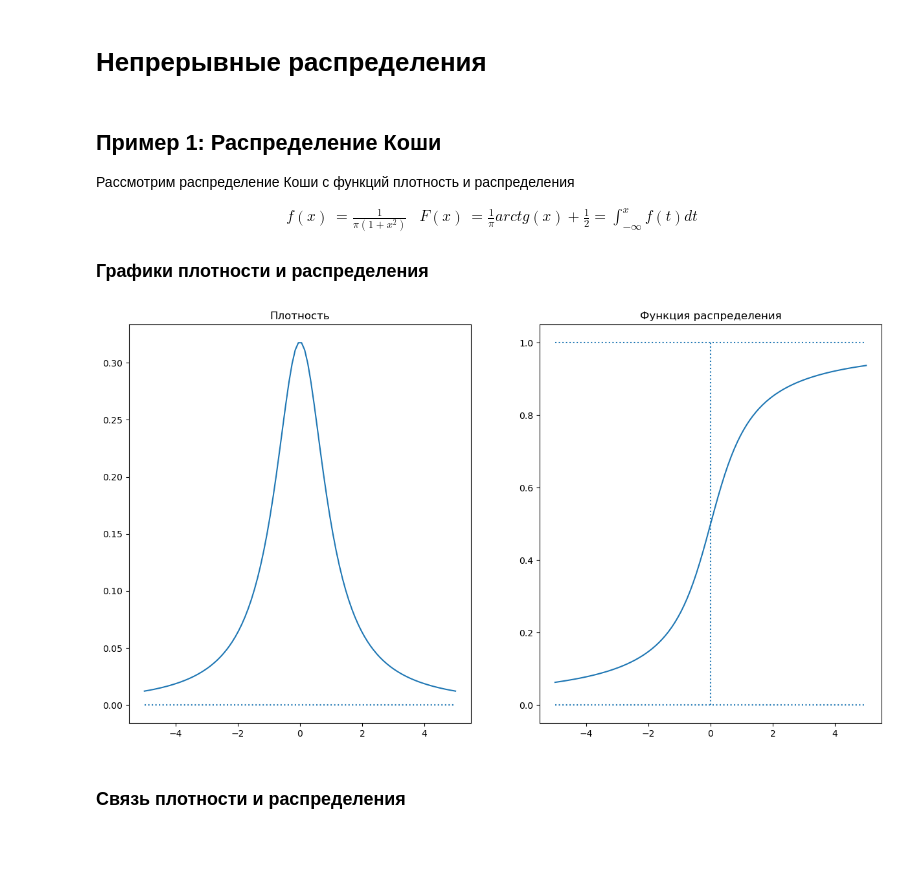
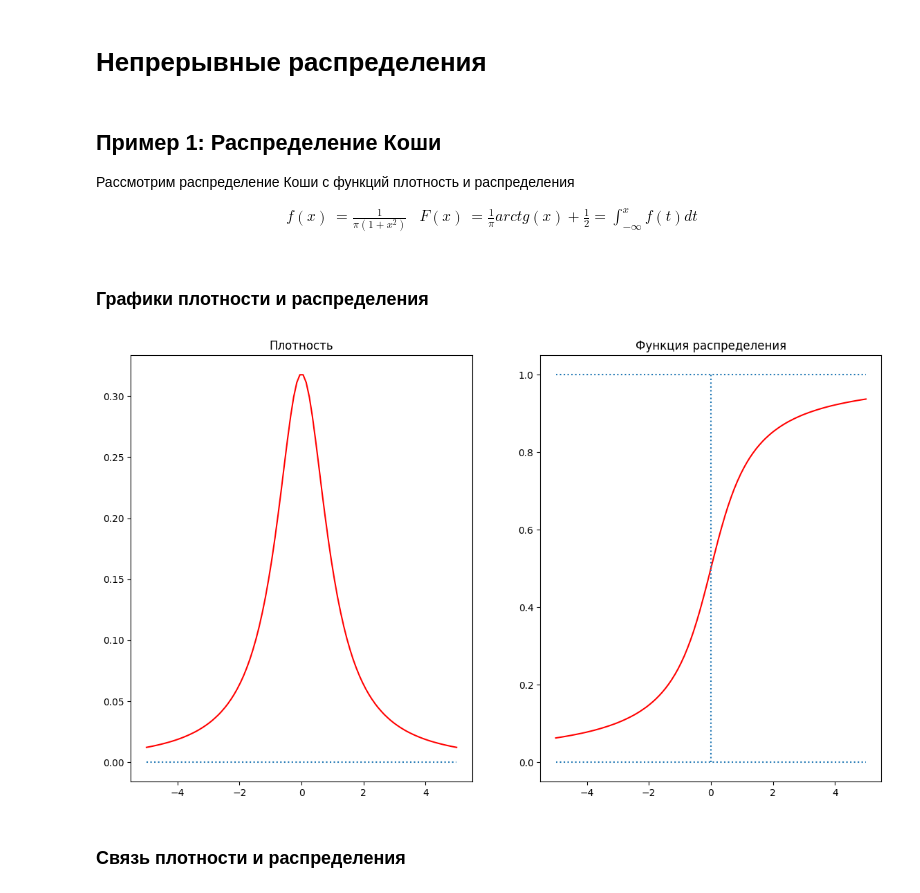
Before and after one commit to artamonoff/probability-statistics, a Jupyter notebook: jupyter-notebooks/continuous-distr.ipynb, the cells around one changed output. Saved outputs shown, nothing was run; the diff lists cells and outputs as text; code cells hidden in the pictures; blank space fills up the shorter version.

```diff
--- a/jupyter-notebooks/continuous-distr.ipynb
+++ b/jupyter-notebooks/continuous-distr.ipynb
@@ -16,28 +16,30 @@ $$
 	f(x)&=\frac{1}{\pi(1+x^2)} & F(x)&=\frac{1}{\pi}arctg(x)+\frac 12=\int_{-\infty}^x f(t)dt
 \end{aligned}
 $$
-
-### Графики плотности и распределения
+# %%
+rv = cauchy()
+# %% [markdown]
+### Графики плотности и распределения
 # %%
 x_min, x_max = -5, 5
 x_grid = np.linspace(x_min, x_max, 100)
 
-fig, axs =  plt.subplots(nrows=1, ncols=2, figsize=(15, 8))
+fig, axs =  plt.subplots(nrows=1, ncols=2, figsize=(14, 8))
 
-axs[0].plot(x_grid, cauchy.pdf(x_grid))
-axs[1].plot(x_grid, cauchy.cdf(x_grid))
+axs[0].plot(x_grid, rv.pdf(x_grid), 'r')
+axs[1].plot(x_grid, rv.cdf(x_grid), 'r')
 
 axs[0].set_title('Плотность')
 axs[1].set_title('Функция распределения')
 
 axs[0].hlines(0, x_min, x_max, linestyles='dotted')
 axs[1].hlines(0, x_min, x_max, linestyles='dotted')
 axs[1].hlines(1, x_min, x_max, linestyles='dotted')
 axs[1].vlines(0, 0, 1, linestyles='dotted')
 
 plt.show()
 # %% [output]
-[figure, old version]
+[figure, new version]
 # %% [markdown]
 ### Связь плотности и распределения
 # %%
```
Also changed, not shown: parts of 12 cells of this notebook.
